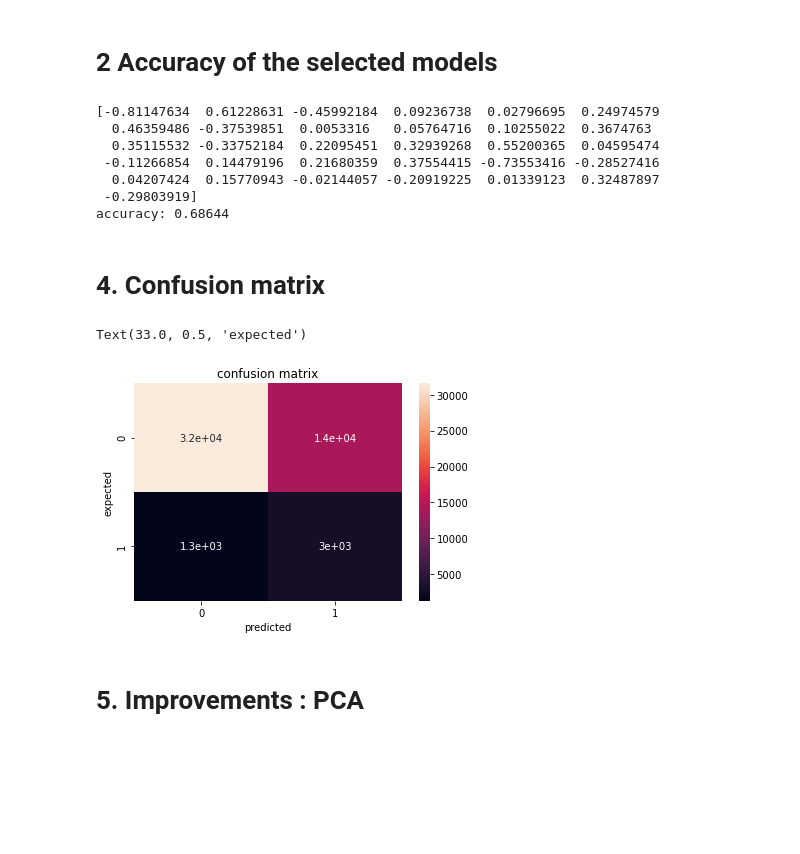
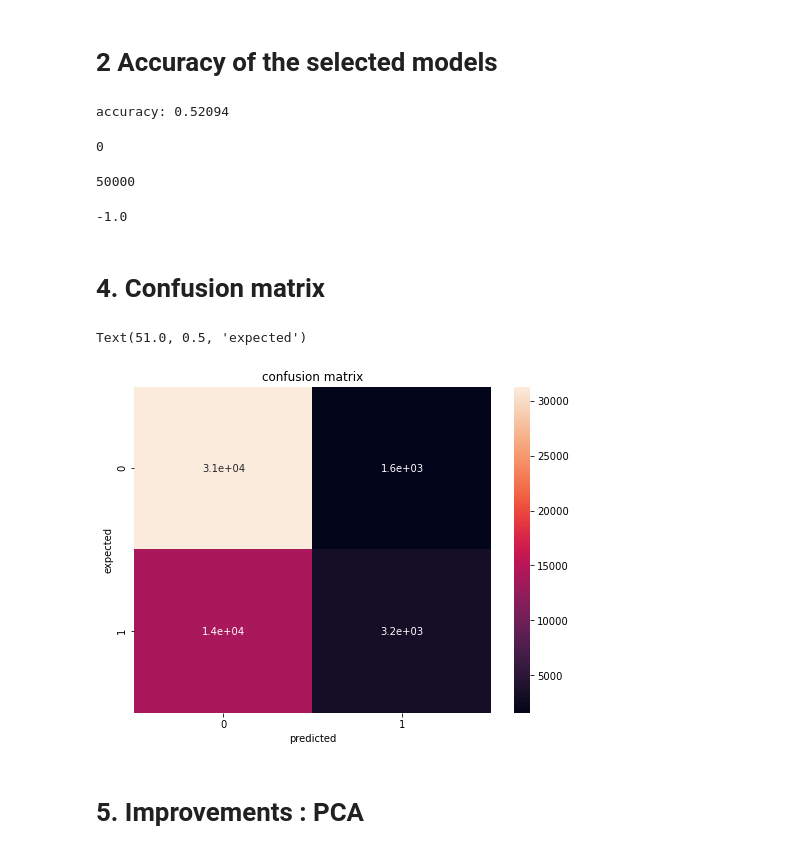
Before and after one commit to SonyaBlinova/ml-project-1-SES, a Jupyter notebook: project1.ipynb, the cells around one changed output. Saved outputs shown, nothing was run; the diff lists cells and outputs as text; code cells hidden in the pictures; blank space fills up the shorter version.

```diff
--- a/project1.ipynb
+++ b/project1.ipynb
@@ -245,8 +245,8 @@ bias_variance_demo()
 # %% [markdown]
 ## Logistic Regression
 # %%
-max_iters = 3000
-gamma = 0.01
+max_iters = 400
+gamma = 1.0
 initial_w = np.random.rand((x_train.shape[1]))
 
 w, loss = logistic_regression(y_train, x_train, initial_w, max_iters, gamma, plot_loss = True)
@@ -318,34 +336,40 @@ tx_tr, tx_te, y_tr, y_te = split_data(tx, y, ratio)
 # 2 Accuracy of the selected models
 # %%
 #weights, loss = least_squares(y_tr, tx_tr)
-y_pred = predict_labels_lr(w_log, x_test)
-print(w_log)
+y_pred = predict_labels_lr(w, x_test)
+# print(w_log)
 accu  = accuracy(y_pred,y_test)
 print("accuracy:",accu)
 # %% [output]
-[-0.81147634  0.61228631 -0.45992184  0.09236738  0.02796695  0.24974579
-  0.46359486 -0.37539851  0.0053316   0.05764716  0.10255022  0.3674763
-  0.35115532 -0.33752184  0.22095451  0.32939268  0.55200365  0.04595474
- -0.11266854  0.14479196  0.21680359  0.37554415 -0.73553416 -0.28527416
-  0.04207424  0.15770943 -0.02144057 -0.20919225  0.01339123  0.32487897
- -0.29803919]
-accuracy: 0.68644
+accuracy: 0.52094
+# %%
+len(y_pred[y_pred == -1])
+# %% [output]
+0
+# %%
+len(y_pred)
+# %% [output]
+50000
+# %%
+y_test[0]
+# %% [output]
+-1.0
 # %% [markdown]
 # 4. Confusion matrix
 # %%
 import seaborn as sn
 import matplotlib.pyplot as plt
 from sklearn.metrics import accuracy_score, confusion_matrix
 #confusion matrix
-plt.figure(1)
-cm=confusion_matrix(y_pred,y_test)
-sn.heatmap(cm,annot=True)
+fig, ax = plt.subplots(figsize = (8, 6))
+cm = confusion_matrix(y_test, y_pred, labels = [-1.0, 1.0])
+sn.heatmap(cm, annot = True, axes = ax)
 plt.title("confusion matrix")
 plt.xlabel("predicted")
 plt.ylabel("expected")
 # %% [output]
-Text(33.0, 0.5, 'expected')
+Text(51.0, 0.5, 'expected')
-[figure, old version]
+[figure, new version]
 # %% [markdown]
 # 5. Improvements : PCA
 # %%
```
Also changed, not shown: parts of 6 cells of this notebook, 2 other files.
